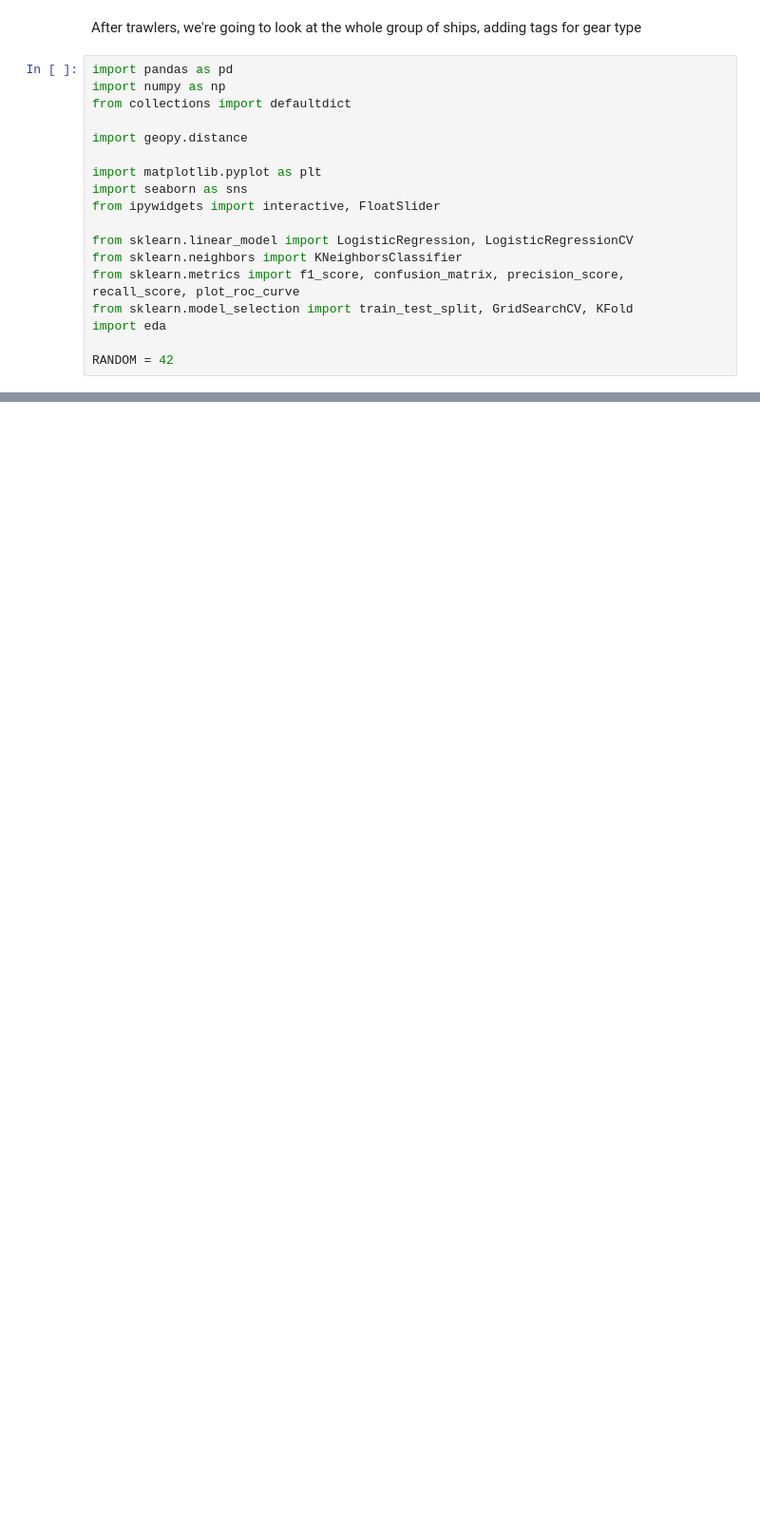
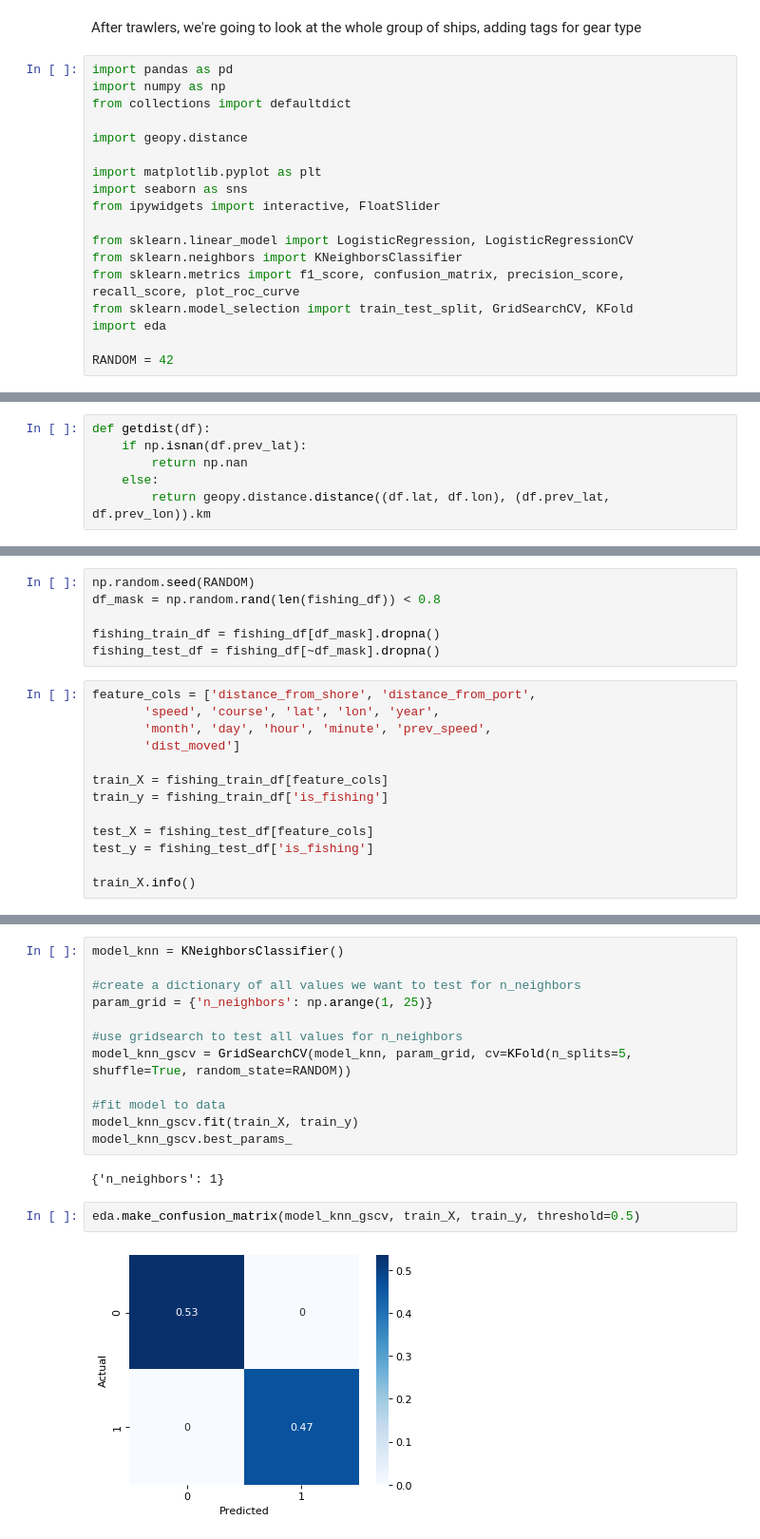
Before and after one commit to KunojiLym/metis_project_3, a Jupyter notebook: eda-fishing-all.ipynb, the cells around one changed output, grey strips where cells are left out. Shown at 95% size. Cells and saved outputs as stored; diff of their text form; blank space fills up the shorter version.

Commit message:
Looked at whole fishing set. Next step: id gear

```diff
--- a/eda-fishing-all.ipynb
+++ b/eda-fishing-all.ipynb
@@ -34,0 +85,6 @@ fishing_raw_df = pd.append(fishing_raw_dfs)
+# %%
+def getdist(df):
+    if np.isnan(df.prev_lat):
+        return np.nan
+    else:
+        return geopy.distance.distance((df.lat, df.lon), (df.prev_lat, df.prev_lon)).km
@@ -34,0 +109,19 @@ fishing_raw_df = pd.append(fishing_raw_dfs)
+# %%
+np.random.seed(RANDOM)
+df_mask = np.random.rand(len(fishing_df)) < 0.8
+
+fishing_train_df = fishing_df[df_mask].dropna()
+fishing_test_df = fishing_df[~df_mask].dropna()
+# %%
+feature_cols = ['distance_from_shore', 'distance_from_port',
+       'speed', 'course', 'lat', 'lon', 'year',
+       'month', 'day', 'hour', 'minute', 'prev_speed',
+       'dist_moved']
+
+train_X = fishing_train_df[feature_cols]
+train_y = fishing_train_df['is_fishing']
+
+test_X = fishing_test_df[feature_cols]
+test_y = fishing_test_df['is_fishing']
+
+train_X.info()
@@ -34,0 +149,18 @@ fishing_raw_df = pd.append(fishing_raw_dfs)
+# %%
+model_knn = KNeighborsClassifier()
+
+#create a dictionary of all values we want to test for n_neighbors
+param_grid = {'n_neighbors': np.arange(1, 25)}
+
+#use gridsearch to test all values for n_neighbors
+model_knn_gscv = GridSearchCV(model_knn, param_grid, cv=KFold(n_splits=5, shuffle=True, random_state=RANDOM))
+
+#fit model to data
+model_knn_gscv.fit(train_X, train_y)
+model_knn_gscv.best_params_
+# %% [output]
+{'n_neighbors': 1}
+# %%
+eda.make_confusion_matrix(model_knn_gscv, train_X, train_y, threshold=0.5)
+# %% [output]
+[figure, added]
```
Also changed, not shown: parts of 18 cells of this notebook, 1 other file.
